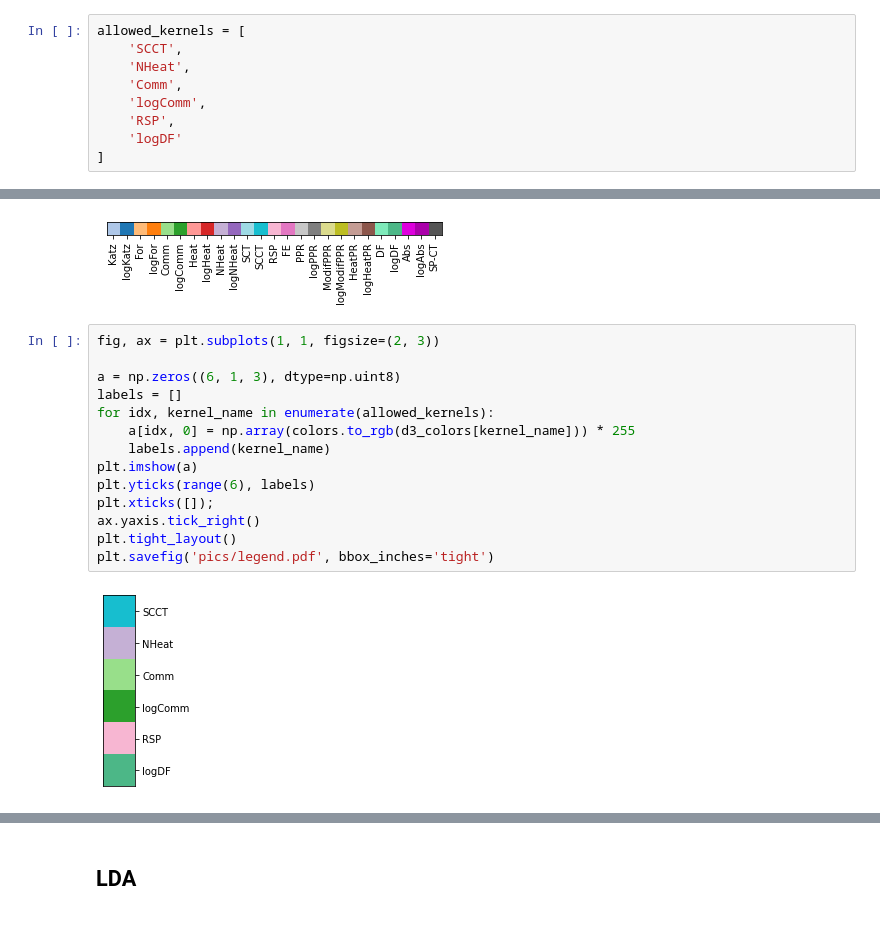
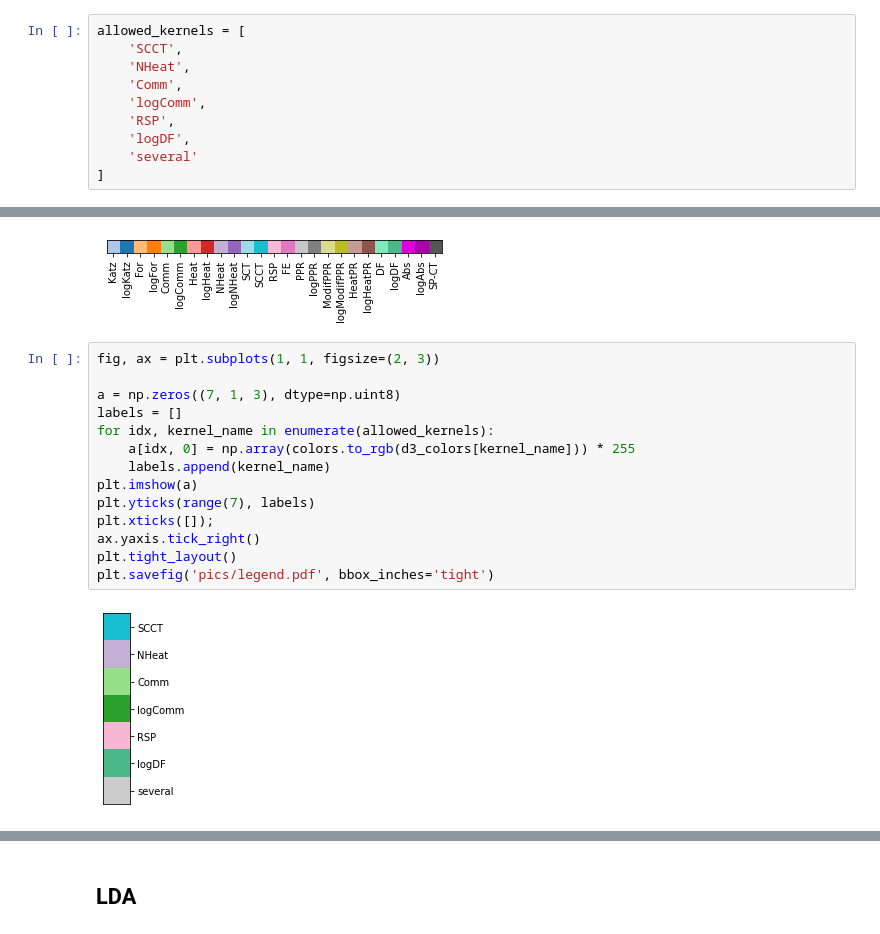
Before and after one commit to vlivashkin/pygkernels-experiments, a Jupyter notebook: experiments/paper_reproducible_results/5d_filter_с1.ipynb, the cells around one changed output, grey strips where cells are left out. Drawn from its saved outputs; the diff is of its cells as text.

```diff
--- a/experiments/paper_reproducible_results/5d_filter_с1.ipynb
+++ b/experiments/paper_reproducible_results/5d_filter_с1.ipynb
@@ -238,7 +238,8 @@ allowed_kernels = [
     'Comm',
     'logComm',
     'RSP',
-    'logDF'
+    'logDF',
+    'several'
 ]
 # %%
 # root = '/media/illusionww/68949C3149F4E819/phd/pygkernels/montecarlo_lfr_simple'
@@ -297,19 +298,19 @@ plt.yticks([]);
 # %%
 fig, ax = plt.subplots(1, 1, figsize=(2, 3))
 
-a = np.zeros((6, 1, 3), dtype=np.uint8)
+a = np.zeros((7, 1, 3), dtype=np.uint8)
 labels = []
 for idx, kernel_name in enumerate(allowed_kernels):
     a[idx, 0] = np.array(colors.to_rgb(d3_colors[kernel_name])) * 255
     labels.append(kernel_name)
 plt.imshow(a)
-plt.yticks(range(6), labels)
+plt.yticks(range(7), labels)
 plt.xticks([]);
 ax.yaxis.tick_right()
 plt.tight_layout()
 plt.savefig('pics/legend.pdf', bbox_inches='tight')
 # %% [output]
-[figure, old version]
+[figure, new version]
 # %%
 all_feature_names = [
     'n',
```
Also changed, not shown: parts of 16 cells of this notebook, 21 other files.
